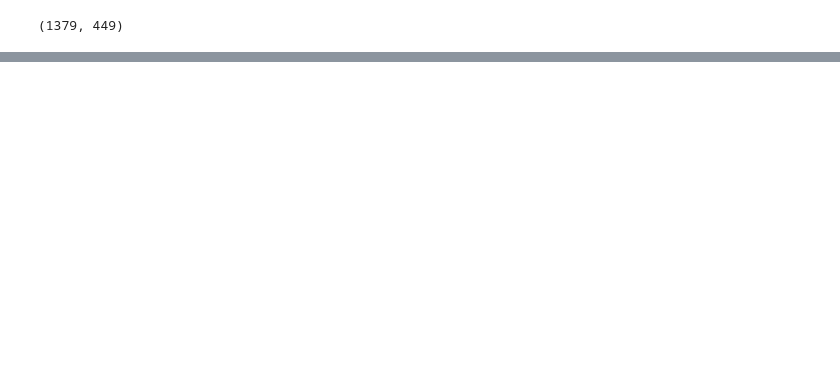
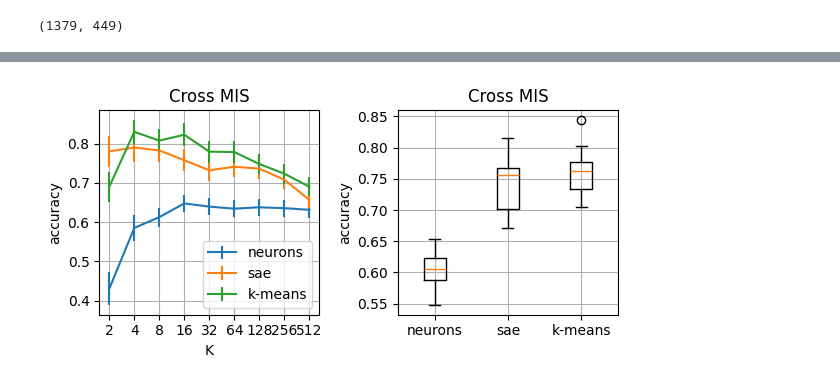
Before and after one commit to klindtlab/MachInterp, a Jupyter notebook: demo_all_scores.ipynb, the cells around one changed output, grey strips where cells are left out. Cells and saved outputs as stored; diff of their text form; code cells hidden in the pictures; blank space fills up the shorter version.

```diff
--- a/demo_all_scores.ipynb
+++ b/demo_all_scores.ipynb
@@ -232,3 +230,36 @@ Saved: ./Results/Vinken2023_IT_CrossMIS.png
+# %%
+plt.figure(figsize=(6, 3))
+
+plt.subplot(1, 2, 1)
+for key, result in result_cross.items():
+    plt.errorbar(
+        np.log2(result['ks']),
+        result['accuracy_dreamsim'].mean((0, 1)),
+        result['accuracy_dreamsim'].std((0, 1)) / result['accuracy_dreamsim'].shape[0],
+        label=key,
+    )
+plt.legend()
+plt.grid()
+plt.xlabel('K')
+plt.ylabel('accuracy')
+plt.title('Cross MIS')
+plt.xticks(np.log2(result['ks']), result['ks'])
+
+plt.subplot(1, 2, 2)
+plt.boxplot(
+    [result['accuracy_dreamsim'].mean((1, 2)) for result in result_cross.values()]
+)
+plt.xticks(
+    np.arange(1, len(codes) + 1),
+    list(codes.keys())
+)
+plt.grid()
+plt.ylabel('accuracy')
+plt.title('Cross MIS')
+plt.tight_layout()
+plt.show()
+# %% [output]
+[figure, added]
 # %%
 plt.figure(figsize=(5, 5))
 for key in codes:
```
Also changed, not shown: parts of 18 cells of this notebook, 1 other file.
